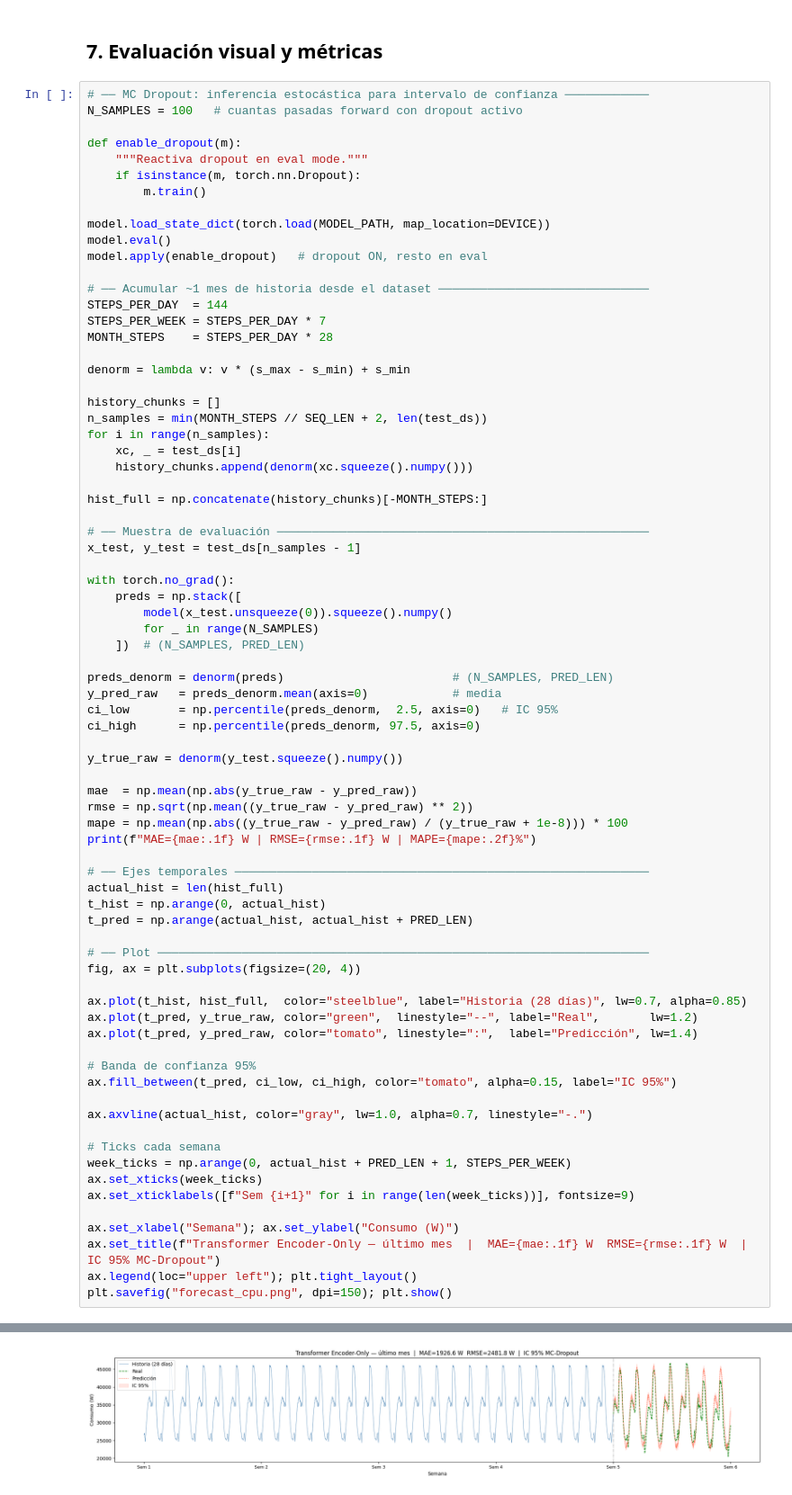
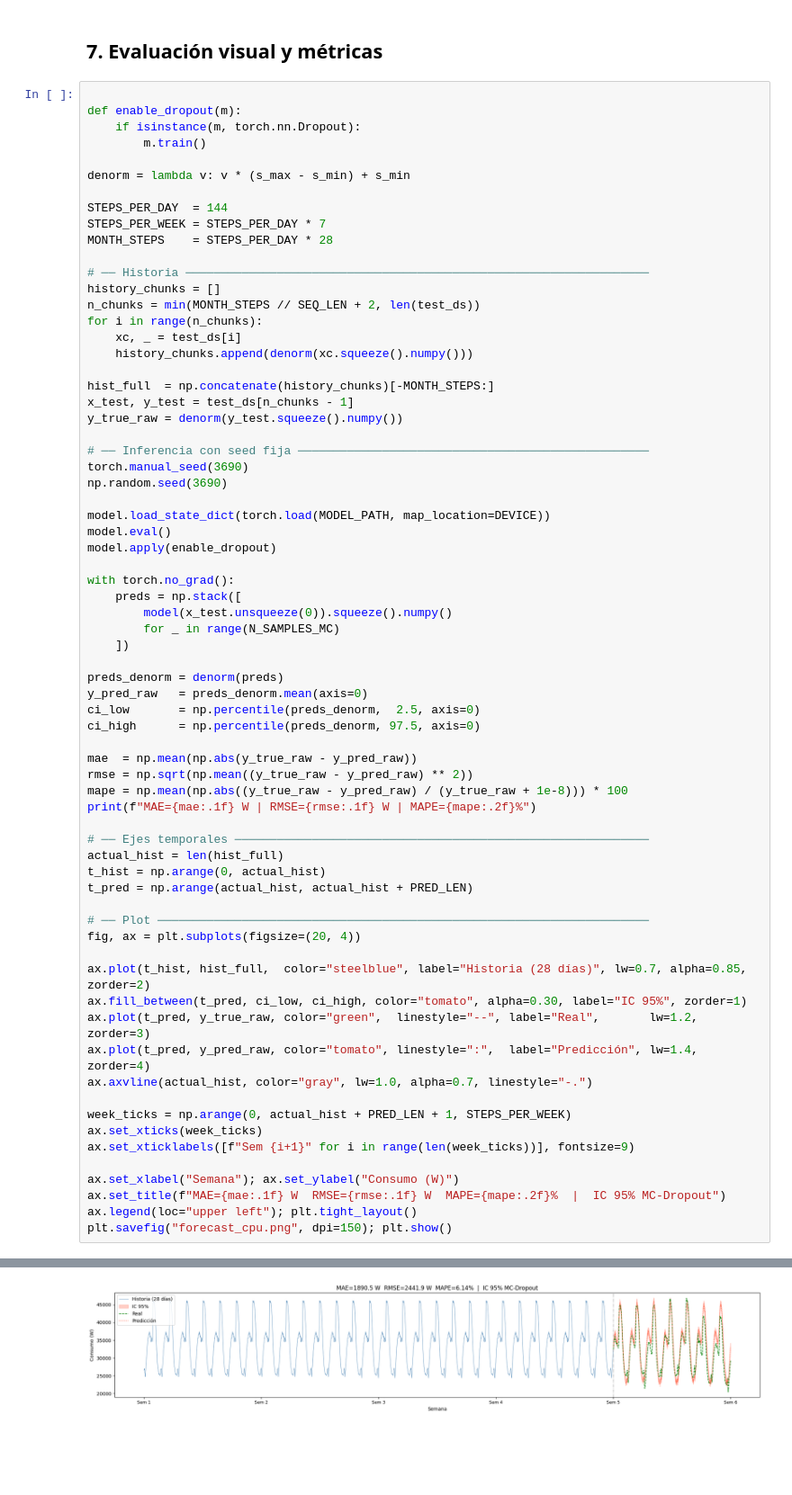
Before and after one commit to GonzaloIgta/Electric-Power-Consumption, a Jupyter notebook: Transformer based architecture/transformer.ipynb, the cells around one changed output, grey strips where cells are left out. Shown at 90% size. Cells and saved outputs as stored; diff of their text form; blank space fills up the shorter version.

```diff
--- a/Transformer based architecture/transformer.ipynb
+++ b/Transformer based architecture/transformer.ipynb
@@ -220,48 +220,46 @@ Cargando pesos desde 'transformer_cpu.pth'...
 # %% [markdown]
 ## 7. Evaluación visual y métricas
 # %%
-# ── MC Dropout: inferencia estocástica para intervalo de confianza ────────────
-N_SAMPLES = 100   # cuantas pasadas forward con dropout activo
 
 def enable_dropout(m):
-    """Reactiva dropout en eval mode."""
     if isinstance(m, torch.nn.Dropout):
         m.train()
 
-model.load_state_dict(torch.load(MODEL_PATH, map_location=DEVICE))
-model.eval()
-model.apply(enable_dropout)   # dropout ON, resto en eval
+denorm = lambda v: v * (s_max - s_min) + s_min
 
-# ── Acumular ~1 mes de historia desde el dataset ──────────────────────────────
 STEPS_PER_DAY  = 144
 STEPS_PER_WEEK = STEPS_PER_DAY * 7
 MONTH_STEPS    = STEPS_PER_DAY * 28
 
-denorm = lambda v: v * (s_max - s_min) + s_min
-
+# ── Historia ──────────────────────────────────────────────────────────────────
 history_chunks = []
-n_samples = min(MONTH_STEPS // SEQ_LEN + 2, len(test_ds))
-for i in range(n_samples):
+n_chunks = min(MONTH_STEPS // SEQ_LEN + 2, len(test_ds))
+for i in range(n_chunks):
     xc, _ = test_ds[i]
     history_chunks.append(denorm(xc.squeeze().numpy()))
 
-hist_full = np.concatenate(history_chunks)[-MONTH_STEPS:]
+hist_full  = np.concatenate(history_chunks)[-MONTH_STEPS:]
+x_test, y_test = test_ds[n_chunks - 1]
+y_true_raw = denorm(y_test.squeeze().numpy())
 
-# ── Muestra de evaluación ─────────────────────────────────────────────────────
-x_test, y_test = test_ds[n_samples - 1]
+# ── Inferencia con seed fija ──────────────────────────────────────────────────
+torch.manual_seed(3690)
+np.random.seed(3690)
+
+model.load_state_dict(torch.load(MODEL_PATH, map_location=DEVICE))
+model.eval()
+model.apply(enable_dropout)
 
 with torch.no_grad():
     preds = np.stack([
         model(x_test.unsqueeze(0)).squeeze().numpy()
-        for _ in range(N_SAMPLES)
-    ])  # (N_SAMPLES, PRED_LEN)
+        for _ in range(N_SAMPLES_MC)
+    ])
 
-preds_denorm = denorm(preds)                        # (N_SAMPLES, PRED_LEN)
-y_pred_raw   = preds_denorm.mean(axis=0)            # media
-ci_low       = np.percentile(preds_denorm,  2.5, axis=0)   # IC 95%
+preds_denorm = denorm(preds)
+y_pred_raw   = preds_denorm.mean(axis=0)
+ci_low       = np.percentile(preds_denorm,  2.5, axis=0)
 ci_high      = np.percentile(preds_denorm, 97.5, axis=0)
-
-y_true_raw = denorm(y_test.squeeze().numpy())
 
 mae  = np.mean(np.abs(y_true_raw - y_pred_raw))
 rmse = np.sqrt(np.mean((y_true_raw - y_pred_raw) ** 2))
@@ -276,22 +274,18 @@ t_pred = np.arange(actual_hist, actual_hist + PRED_LEN)
 # ── Plot ──────────────────────────────────────────────────────────────────────
 fig, ax = plt.subplots(figsize=(20, 4))
 
-ax.plot(t_hist, hist_full,  color="steelblue", label="Historia (28 días)", lw=0.7, alpha=0.85)
-ax.plot(t_pred, y_true_raw, color="green",  linestyle="--", label="Real",       lw=1.2)
-ax.plot(t_pred, y_pred_raw, color="tomato", linestyle=":",  label="Predicción", lw=1.4)
-
-# Banda de confianza 95%
-ax.fill_between(t_pred, ci_low, ci_high, color="tomato", alpha=0.15, label="IC 95%")
-
+ax.plot(t_hist, hist_full,  color="steelblue", label="Historia (28 días)", lw=0.7, alpha=0.85, zorder=2)
+ax.fill_between(t_pred, ci_low, ci_high, color="tomato", alpha=0.30, label="IC 95%", zorder=1)
+ax.plot(t_pred, y_true_raw, color="green",  linestyle="--", label="Real",       lw=1.2, zorder=3)
+ax.plot(t_pred, y_pred_raw, color="tomato", linestyle=":",  label="Predicción", lw=1.4, zorder=4)
 ax.axvline(actual_hist, color="gray", lw=1.0, alpha=0.7, linestyle="-.")
 
-# Ticks cada semana
 week_ticks = np.arange(0, actual_hist + PRED_LEN + 1, STEPS_PER_WEEK)
 ax.set_xticks(week_ticks)
 ax.set_xticklabels([f"Sem {i+1}" for i in range(len(week_ticks))], fontsize=9)
 
 ax.set_xlabel("Semana"); ax.set_ylabel("Consumo (W)")
-ax.set_title(f"Transformer Encoder-Only — último mes  |  MAE={mae:.1f} W  RMSE={rmse:.1f} W  |  IC 95% MC-Dropout")
+ax.set_title(f"MAE={mae:.1f} W  RMSE={rmse:.1f} W  MAPE={mape:.2f}%  |  IC 95% MC-Dropout")
 ax.legend(loc="upper left"); plt.tight_layout()
 plt.savefig("forecast_cpu.png", dpi=150); plt.show()
 # %% [output]
@@ -299,4 +293,4 @@ MAE=1926.6 W | RMSE=2481.8 W | MAPE=6.25%
-[figure, old version]
+[figure, new version]
 # %%
 
 residuals = y_true_raw - y_pred_raw
```
Also changed, not shown: parts of 2 cells of this notebook, 3 other files.
